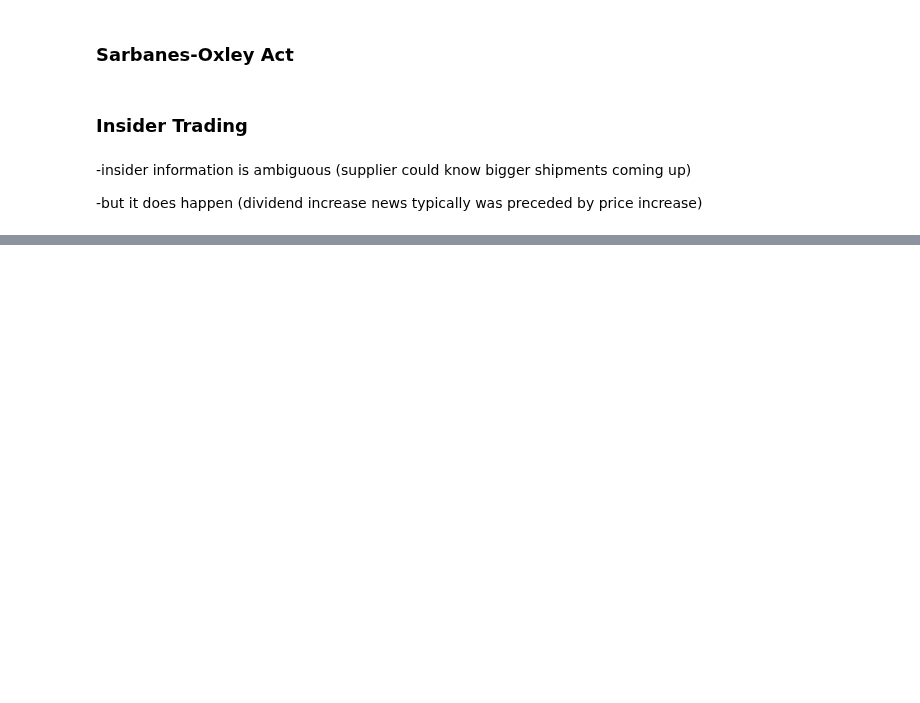
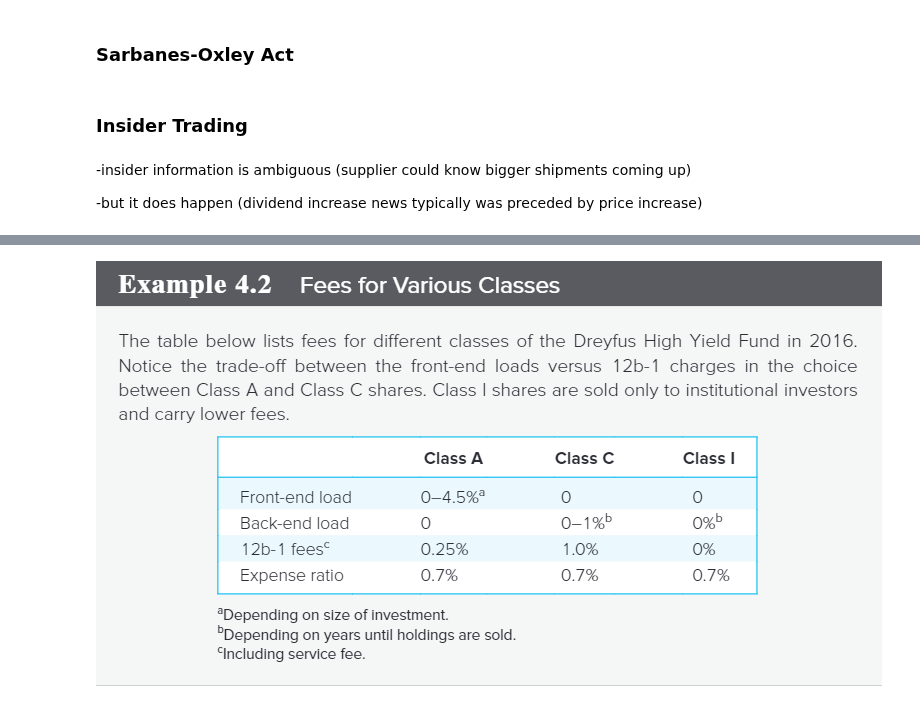
Before and after one commit to eddietaylor/securities-analysis, a Jupyter notebook: notebooks/playgrounds/notes/investments_notes.ipynb, the cells around one changed output, grey strips where cells are left out. Drawn from its saved outputs; the diff is of its cells as text; code cells hidden in the pictures; blank space fills up the shorter version.

Commit message:
mutual funds notes

```diff
--- a/notebooks/playgrounds/notes/investments_notes.ipynb
+++ b/notebooks/playgrounds/notes/investments_notes.ipynb
@@ -896,0 +1110,4 @@ Image(filename='../../../data/shortselling.png')
+# %%
+Image(filename='../../../data/mutualfundfees.png')
+# %% [output]
+[figure, added]
```
Also changed, not shown: parts of 64 cells of this notebook.
